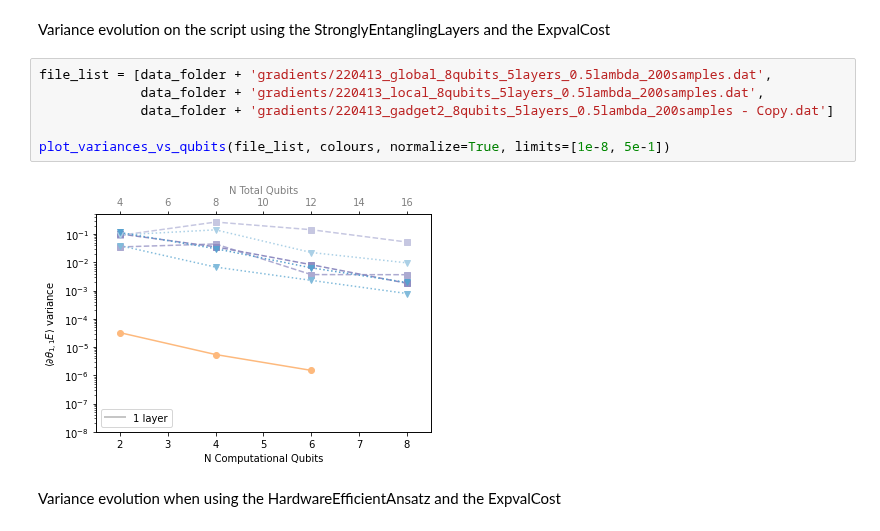
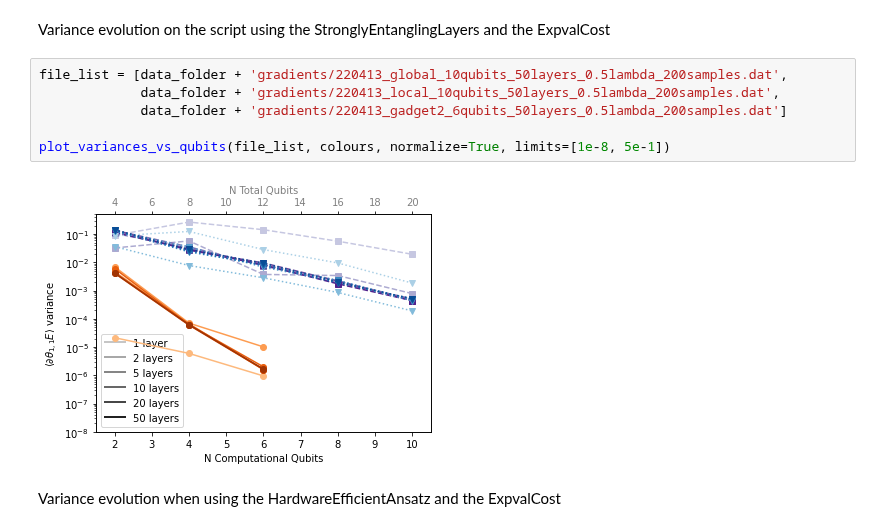
Before and after one commit to SimonCichy/barren-gadgets, a Jupyter notebook: plotting/relevant_results.ipynb, the cells around one changed output. Cells and saved outputs as stored; diff of their text form.

Commit message:
results SET
Adding the results of gradient calculations using the StronglyEntanglingLayers and the ExpvalCost

```diff
--- a/plotting/relevant_results.ipynb
+++ b/plotting/relevant_results.ipynb
@@ -96,13 +96,13 @@ plot_variances_vs_qubits(file_list, colours, normalize=True, limits=[1e-8, 5e-1]
 # %% [markdown]
 Variance evolution on the script using the StronglyEntanglingLayers and the ExpvalCost
 # %%
-file_list = [data_folder + 'gradients/220413_global_8qubits_5layers_0.5lambda_200samples.dat',
-             data_folder + 'gradients/220413_local_8qubits_5layers_0.5lambda_200samples.dat',
-             data_folder + 'gradients/220413_gadget2_8qubits_5layers_0.5lambda_200samples - Copy.dat']
+file_list = [data_folder + 'gradients/220413_global_10qubits_50layers_0.5lambda_200samples.dat',
+             data_folder + 'gradients/220413_local_10qubits_50layers_0.5lambda_200samples.dat',
+             data_folder + 'gradients/220413_gadget2_6qubits_50layers_0.5lambda_200samples.dat']
 
 plot_variances_vs_qubits(file_list, colours, normalize=True, limits=[1e-8, 5e-1])
 # %% [output]
-[figure, old version]
+[figure, new version]
 # %% [markdown]
 Variance evolution when using the HardwareEfficientAnsatz and the ExpvalCost
 # %%
```
